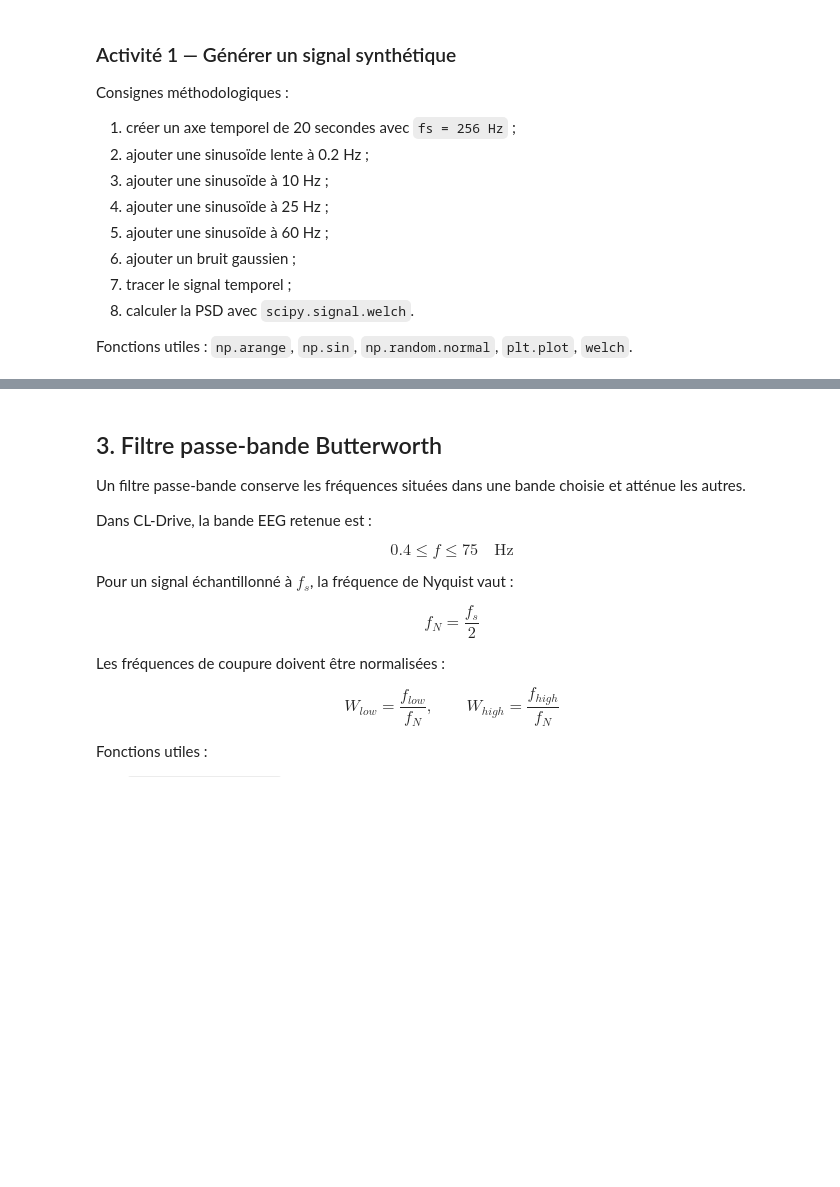
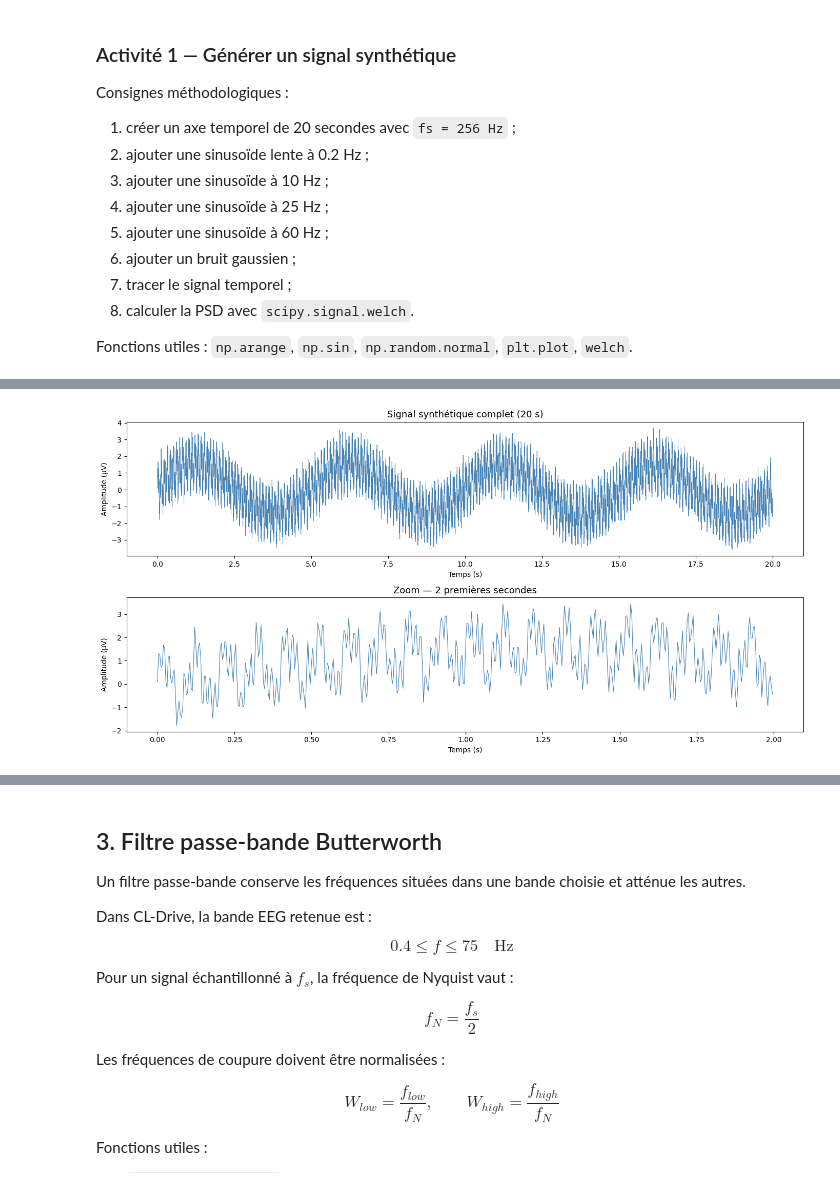
Before and after one commit to Paul72-hub/Neuronanale, a Jupyter notebook: TD3.ipynb, the cells around one changed output, grey strips where cells are left out. Saved outputs shown, nothing was run; the diff lists cells and outputs as text; code cells hidden in the pictures; blank space fills up the shorter version.

```diff
--- a/TD3.ipynb
+++ b/TD3.ipynb
@@ -85,5 +91,97 @@ Consignes méthodologiques :
 
 Fonctions utiles : `np.arange`, `np.sin`, `np.random.normal`, `plt.plot`, `welch`.
 # %%
-# Activité 1 — Implémenter ici la génération du signal synthétique.
-# Suivre les étapes décrites dans la cellule précédente.
+import numpy as np
+import matplotlib.pyplot as plt
+from scipy.signal import welch
+
+# ── Paramètres de base ────────────────────────────────────────────────────────
+fs = 256          # fréquence d'échantillonnage en Hz (256 mesures par seconde)
+duree = 20        # durée du signal en secondes
+
+# ── Étape 1 : axe temporel ────────────────────────────────────────────────────
+# np.arange(debut, fin, pas) crée une suite de valeurs régulièrement espacées.
+# Le pas 1/fs correspond à l'intervalle entre deux échantillons consécutifs.
+# → pour fs=256 Hz, le pas vaut 1/256 ≈ 0.0039 s
+t = np.arange(0, duree, 1 / fs)
+# t est un tableau de 20 * 256 = 5120 valeurs : [0, 0.0039, 0.0078, ..., 19.996]
+print(f"Nombre d'échantillons : {len(t)}  (= {duree} s × {fs} Hz)")
+
+# ── Étapes 2 à 6 : construire le signal composante par composante ─────────────
+# Une sinusoïde de fréquence f s'écrit : A * sin(2π * f * t)
+# On additionne toutes les composantes pour former x(t).
+
+# Composante 1 — dérive lente à 0.2 Hz (simule la dérive de la ligne de base)
+# Amplitude 1.5 µV, fréquence très basse → sera supprimée par le filtre passe-bande
+x_lent   = 1.5 * np.sin(2 * np.pi * 0.2 * t)
+
+# Composante 2 — rythme alpha à 10 Hz (activité EEG utile)
+# Amplitude 1.0 µV → doit être conservée après filtrage
+x_alpha  = 1.0 * np.sin(2 * np.pi * 10  * t)
+
+# Composante 3 — rythme beta à 25 Hz (activité EEG utile)
+# Amplitude 0.5 µV → doit être conservée après filtrage
+x_beta   = 0.5 * np.sin(2 * np.pi * 25  * t)
+
+# Composante 4 — bruit secteur à 60 Hz (interférence du réseau électrique)
+# Amplitude 0.8 µV → sera supprimée par le filtre notch
+x_secteur = 0.8 * np.sin(2 * np.pi * 60  * t)
+
+# Composante 5 — bruit gaussien (bruit de mesure aléatoire)
+# np.random.normal(moyenne, écart-type, nombre_de_points)
+np.random.seed(42)   # fixe pour avoir les mêmes résultats à chaque exécution
+x_bruit  = 0.2 * np.random.normal(0, 1, size=len(t))
+
+# Signal final = somme de toutes les composantes
+x = x_lent + x_alpha + x_beta + x_secteur + x_bruit
+
+# ── Étape 7 : tracé du signal temporel ───────────────────────────────────────
+fig, axes = plt.subplots(2, 1, figsize=(14, 7))
+
+# Graphique du haut — signal complet sur 20 secondes
+axes[0].plot(t, x, color="steelblue", linewidth=0.6)
+axes[0].set_title("Signal synthétique complet (20 s)", fontsize=13)
+axes[0].set_xlabel("Temps (s)")
+axes[0].set_ylabel("Amplitude (µV)")
+
+# Graphique du bas — zoom sur les 2 premières secondes
+# On voit mieux les différentes oscillations en zoomant
+mask = t < 2          # masque booléen : True pour t < 2 s
+axes[1].plot(t[mask], x[mask], color="steelblue", linewidth=0.8)
+axes[1].set_title("Zoom — 2 premières secondes", fontsize=13)
+axes[1].set_xlabel("Temps (s)")
+axes[1].set_ylabel("Amplitude (µV)")
+
+plt.tight_layout()
+plt.show()
+
+# ── Étape 8 : densité spectrale de puissance (PSD) avec Welch ─────────────────
+# welch() découpe le signal en sous-fenêtres, calcule un spectre sur chacune,
+# puis les moyenne → estimation plus stable qu'une simple FFT.
+# nperseg = taille de chaque sous-fenêtre (ici 2 secondes de signal)
+freqs, psd = welch(x, fs=fs, nperseg=fs * 2)
+
+plt.figure(figsize=(12, 4))
+plt.semilogy(freqs, psd, color="darkorange")   # axe Y en échelle log pour voir les petits pics
+plt.title("PSD du signal synthétique — avant filtrage", fontsize=13)
+plt.xlabel("Fréquence (Hz)")
+plt.ylabel("Puissance (µV²/Hz)")
+
+# On marque les composantes connues avec des lignes verticales
+plt.axvline(0.2,  color="purple", linestyle="--", label="0.2 Hz — dérive lente")
+plt.axvline(10,   color="green",  linestyle="--", label="10 Hz — alpha")
+plt.axvline(25,   color="blue",   linestyle="--", label="25 Hz — beta")
+plt.axvline(60,   color="red",    linestyle="--", label="60 Hz — bruit secteur")
+plt.legend(fontsize=9)
+plt.tight_layout()
+plt.show()
+
+# ── Résumé de ce qu'on voit ───────────────────────────────────────────────────
+print("\nComposantes présentes dans le signal :")
+print(f"  Dérive lente  : 0.2 Hz  — amplitude 1.5 µV")
+print(f"  Alpha         : 10 Hz   — amplitude 1.0 µV")
+print(f"  Beta          : 25 Hz   — amplitude 0.5 µV")
+print(f"  Bruit secteur : 60 Hz   — amplitude 0.8 µV")
+print(f"  Bruit blanc   : toutes fréquences — amplitude 0.2 µV")
+print(f"\nObjectif du filtrage : supprimer 0.2 Hz et 60 Hz, conserver 10 Hz et 25 Hz.")
+# %% [output]
@@ -89,0 +189 @@ Fonctions utiles : `np.arange`, `np.sin`, `np.random.normal`, `plt.plot`, `welch
+[figure, added]
```
Also changed, not shown: parts of 23 cells of this notebook, 2 other files.
